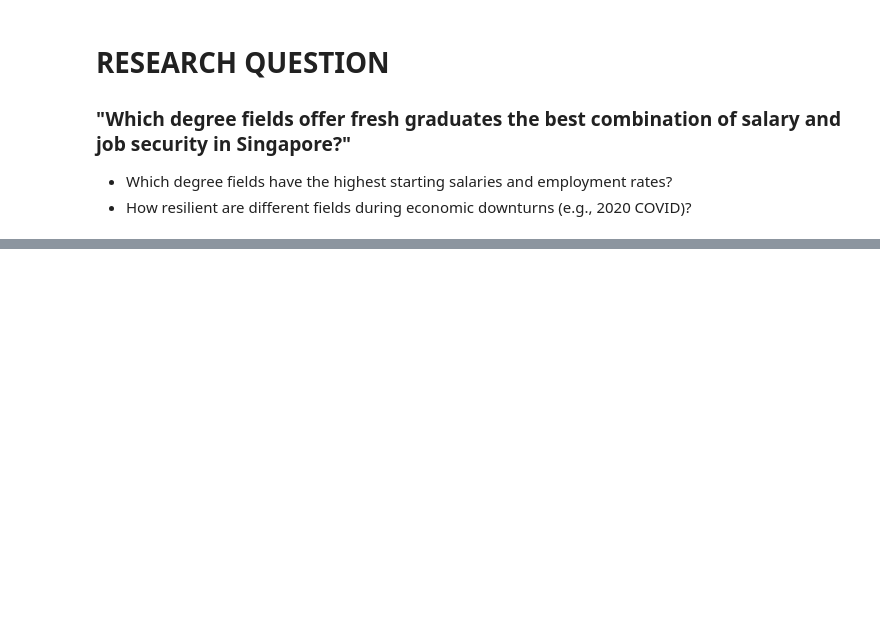
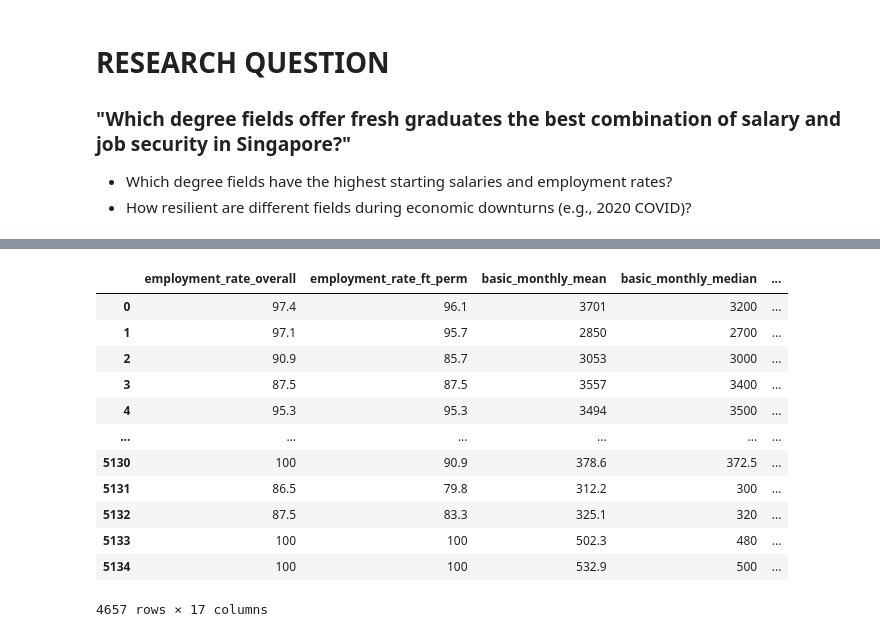
Before and after one commit to Elliot-C-2/pdas_ca2, a Jupyter notebook: ca2.ipynb, the cells around one changed output, grey strips where cells are left out. Saved outputs shown, nothing was run; the diff lists cells and outputs as text; code cells hidden in the pictures; blank space fills up the shorter version.

```diff
--- a/ca2.ipynb
+++ b/ca2.ipynb
@@ -26,0 +90,5 @@ df.info()
+# %%
+df.dropna(inplace=True)
+df = df[df['basic_monthly_mean']!='na']
+df.info()
+df.head(5)
@@ -27,3 +123,20 @@ df.info()
+# %%
+df.sort_values(by='basic_monthly_mean')
+df
+# %% [output]
+|  | employment_rate_overall | employment_rate_ft_perm | basic_monthly_mean | basic_monthly_median | ... |
+| 0 | 97.4 | 96.1 | 3701 | 3200 | ... |
+| 1 | 97.1 | 95.7 | 2850 | 2700 | ... |
+| 2 | 90.9 | 85.7 | 3053 | 3000 | ... |
+| 3 | 87.5 | 87.5 | 3557 | 3400 | ... |
+| 4 | 95.3 | 95.3 | 3494 | 3500 | ... |
+| ... | ... | ... | ... | ... | ... |
+| 5130 | 100 | 90.9 | 378.6 | 372.5 | ... |
+| 5131 | 86.5 | 79.8 | 312.2 | 300 | ... |
+| 5132 | 87.5 | 83.3 | 325.1 | 320 | ... |
+| 5133 | 100 | 100 | 502.3 | 480 | ... |
+| 5134 | 100 | 100 | 532.9 | 500 | ... |
+4657 rows × 17 columns
 # %%
 display(df3.head())
 print(df3.info)
```
Also changed, not shown: parts of 7 cells of this notebook.
